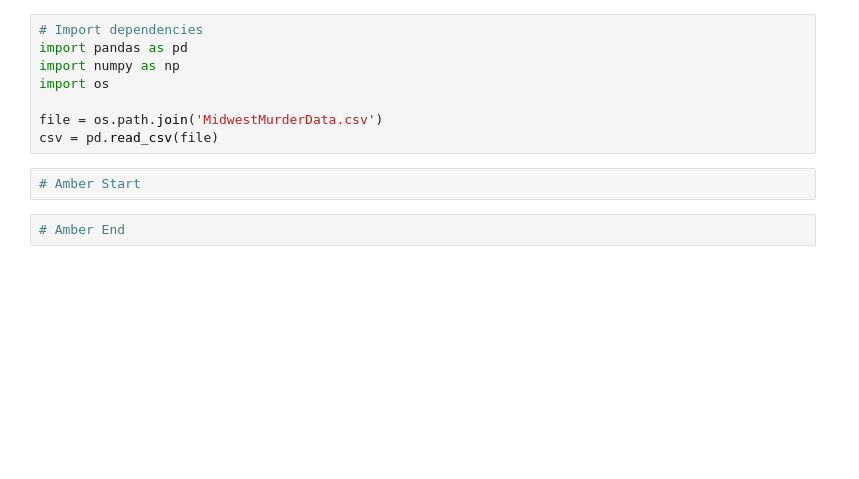
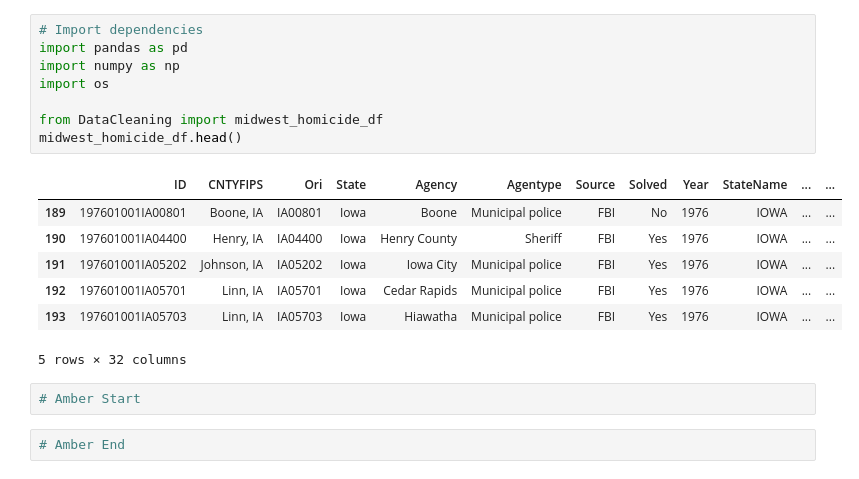
Before and after one commit to bendgame/Project-one, a Jupyter notebook: ProjectOne-Master.ipynb, the cells around one changed output. Saved outputs shown, nothing was run; the diff lists cells and outputs as text; blank space fills up the shorter version.

```diff
--- a/ProjectOne-Master.ipynb
+++ b/ProjectOne-Master.ipynb
@@ -1,11 +1,19 @@
 # %%
 # Import dependencies
 import pandas as pd
 import numpy as np
 import os
 
-file = os.path.join('MidwestMurderData.csv')
-csv = pd.read_csv(file)
+from DataCleaning import midwest_homicide_df
+midwest_homicide_df.head()
+# %% [output]
+|  | ID | CNTYFIPS | Ori | State | Agency | Agentype | Source | Solved | Year | StateName | ... | ... |
+| 189 | 197601001IA00801 | Boone, IA | IA00801 | Iowa | Boone | Municipal police | FBI | No | 1976 | IOWA | ... | ... |
+| 190 | 197601001IA04400 | Henry, IA | IA04400 | Iowa | Henry County | Sheriff | FBI | Yes | 1976 | IOWA | ... | ... |
+| 191 | 197601001IA05202 | Johnson, IA | IA05202 | Iowa | Iowa City | Municipal police | FBI | Yes | 1976 | IOWA | ... | ... |
+| 192 | 197601001IA05701 | Linn, IA | IA05701 | Iowa | Cedar Rapids | Municipal police | FBI | Yes | 1976 | IOWA | ... | ... |
+| 193 | 197601001IA05703 | Linn, IA | IA05703 | Iowa | Hiawatha | Municipal police | FBI | Yes | 1976 | IOWA | ... | ... |
+5 rows × 32 columns
 # %%
 # Amber Start
 # %%
```
Also changed, not shown: parts of 11 cells of this notebook, 3 other files.
